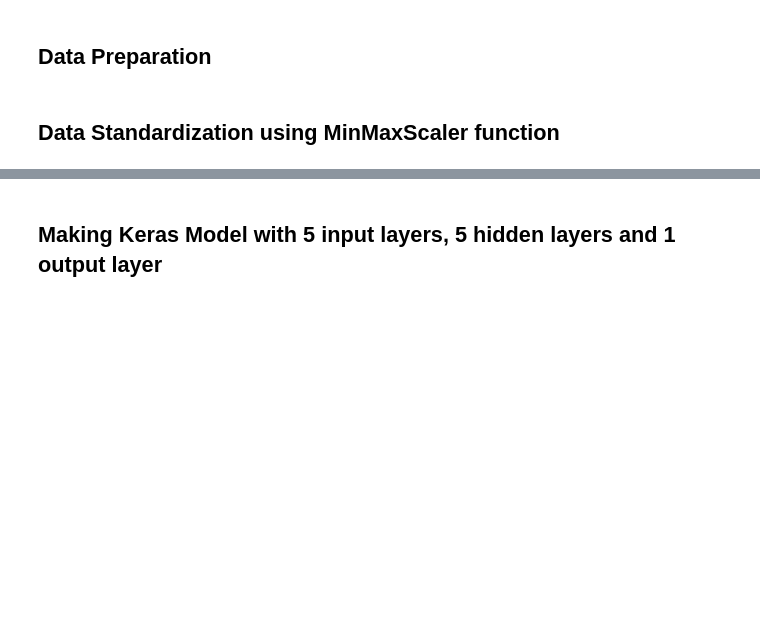
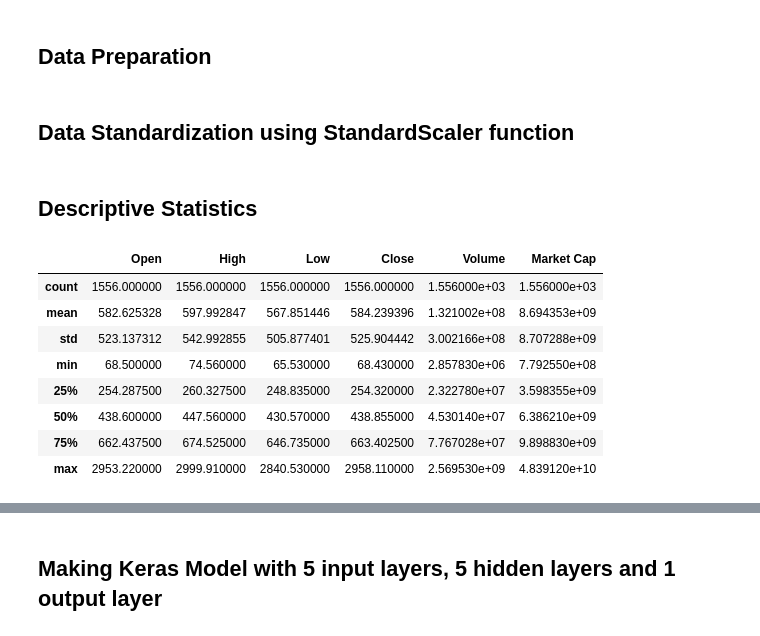
Before and after one commit to Kanishkparganiha/Bitcoin-Price-prediction-using-Keras-Regressor-, a Jupyter notebook: Prediction Bit-Coin Prices using Keras Regression model.ipynb, the cells around one changed output, grey strips where cells are left out. Cells and saved outputs as stored; diff of their text form; code cells hidden in the pictures; blank space fills up the shorter version.

```diff
--- a/Prediction Bit-Coin Prices using Keras Regression model.ipynb
+++ b/Prediction Bit-Coin Prices using Keras Regression model.ipynb
@@ -81,10 +81,24 @@ df['Volume']=imp.transform(df['Volume'].values.reshape(-1,1))
 X=df.iloc[:,1:6]
 y=df.iloc[:,6].values
 # %% [markdown]
-## Data Standardization using MinMaxScaler function
+## Data Standardization using StandardScaler function
 # %%
 from sklearn.preprocessing import StandardScaler
 sc= StandardScaler()
 X= sc.fit_transform(X)
 y= y.reshape(-1,1)
 y=sc.fit_transform(y)
+# %% [markdown]
+## Descriptive Statistics
+# %%
+df.describe()
+# %% [output]
+|  | Open | High | Low | Close | Volume | Market Cap |
+| count | 1556.000000 | 1556.000000 | 1556.000000 | 1556.000000 | 1.556000e+03 | 1.556000e+03 |
+| mean | 582.625328 | 597.992847 | 567.851446 | 584.239396 | 1.321002e+08 | 8.694353e+09 |
+| std | 523.137312 | 542.992855 | 505.877401 | 525.904442 | 3.002166e+08 | 8.707288e+09 |
+| min | 68.500000 | 74.560000 | 65.530000 | 68.430000 | 2.857830e+06 | 7.792550e+08 |
+| 25% | 254.287500 | 260.327500 | 248.835000 | 254.320000 | 2.322780e+07 | 3.598355e+09 |
+| 50% | 438.600000 | 447.560000 | 430.570000 | 438.855000 | 4.530140e+07 | 6.386210e+09 |
+| 75% | 662.437500 | 674.525000 | 646.735000 | 663.402500 | 7.767028e+07 | 9.898830e+09 |
+| max | 2953.220000 | 2999.910000 | 2840.530000 | 2958.110000 | 2.569530e+09 | 4.839120e+10 |
```
Also changed, not shown: parts of 2 cells of this notebook.
